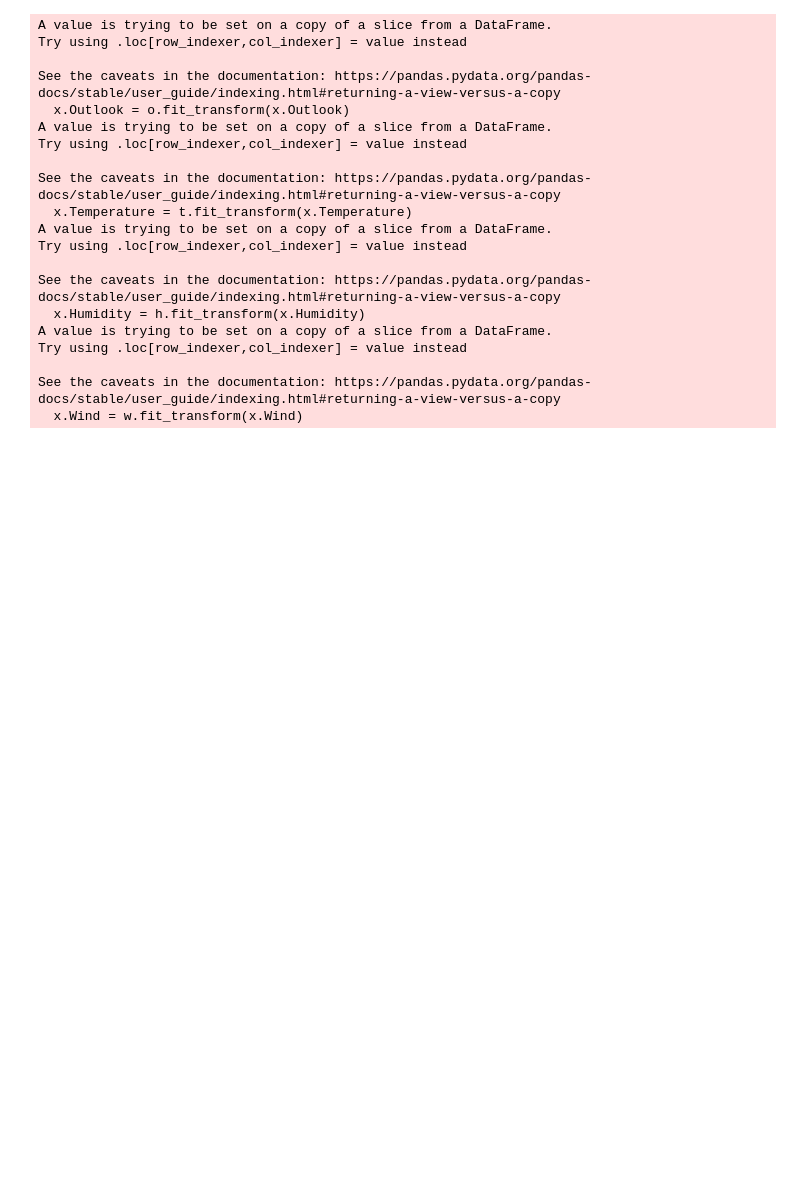
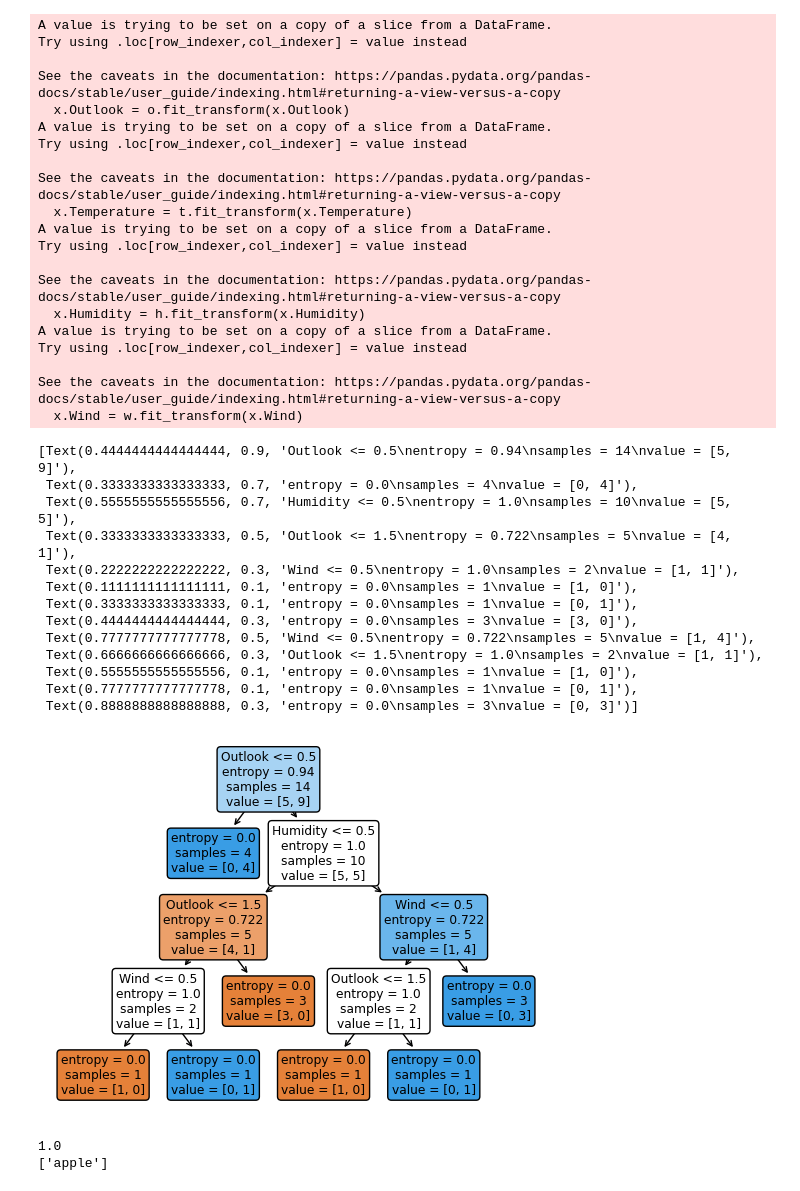
Before and after one commit to Amaan9136/machine_learning, a Jupyter notebook: ML Lab/00prt1.ipynb, the cells around one changed output. Cells and saved outputs as stored; diff of their text form; code cells hidden in the pictures; blank space fills up the shorter version.

```diff
--- a/ML Lab/00prt1.ipynb
+++ b/ML Lab/00prt1.ipynb
@@ -277,3 +277,75 @@ Try using .loc[row_indexer,col_indexer] = value instead
 
 See the caveats in the documentation: https://pandas.pydata.org/pandas-docs/stable/user_guide/indexing.html#returning-a-view-versus-a-copy
   x.Wind = w.fit_transform(x.Wind)
+# %%
+from sklearn.tree import DecisionTreeClassifier
+from sklearn import tree
+import pandas as pd
+
+data = pd.read_csv("PlayTennis.csv")
+
+for col in data.columns:
+  if data[col].dtype == "object":
+    data[col] = data[col].astype("category")
+    data[col] = data[col].cat.codes
+
+model = DecisionTreeClassifier(criterion="entropy")
+x= data.iloc[:,:-1]
+y= data.iloc[:,-1]
+model.fit(x,y)
+tree.plot_tree(model,feature_names=data.columns,rounded=True, filled=True)
+# %% [output]
+[Text(0.4444444444444444, 0.9, 'Outlook <= 0.5\nentropy = 0.94\nsamples = 14\nvalue = [5, 9]'),
+ Text(0.3333333333333333, 0.7, 'entropy = 0.0\nsamples = 4\nvalue = [0, 4]'),
+ Text(0.5555555555555556, 0.7, 'Humidity <= 0.5\nentropy = 1.0\nsamples = 10\nvalue = [5, 5]'),
+ Text(0.3333333333333333, 0.5, 'Outlook <= 1.5\nentropy = 0.722\nsamples = 5\nvalue = [4, 1]'),
+ Text(0.2222222222222222, 0.3, 'Wind <= 0.5\nentropy = 1.0\nsamples = 2\nvalue = [1, 1]'),
+ Text(0.1111111111111111, 0.1, 'entropy = 0.0\nsamples = 1\nvalue = [1, 0]'),
+ Text(0.3333333333333333, 0.1, 'entropy = 0.0\nsamples = 1\nvalue = [0, 1]'),
+ Text(0.4444444444444444, 0.3, 'entropy = 0.0\nsamples = 3\nvalue = [3, 0]'),
+ Text(0.7777777777777778, 0.5, 'Wind <= 0.5\nentropy = 0.722\nsamples = 5\nvalue = [1, 4]'),
+ Text(0.6666666666666666, 0.3, 'Outlook <= 1.5\nentropy = 1.0\nsamples = 2\nvalue = [1, 1]'),
+ Text(0.5555555555555556, 0.1, 'entropy = 0.0\nsamples = 1\nvalue = [1, 0]'),
+ Text(0.7777777777777778, 0.1, 'entropy = 0.0\nsamples = 1\nvalue = [0, 1]'),
+ Text(0.8888888888888888, 0.3, 'entropy = 0.0\nsamples = 3\nvalue = [0, 3]')]
+[figure, added]
+# %%
+from sklearn.svm import SVC
+from sklearn.model_selection import train_test_split
+import pandas as pd
+from sklearn.preprocessing import LabelEncoder
+from sklearn.metrics import accuracy_score
+
+data = {
+  "weight":[200,150,300,450,400,120,160,180],
+  "color":["red","orange","red","orange","orange","orange","red","red"],
+  "target":["apple","orange","apple","orange","orange","orange","apple","apple"],
+}
+
+dataset = pd.DataFrame(data)
+
+le = LabelEncoder()
+dataset["color"] = le.fit_transform(dataset["color"])
+
+x = dataset.iloc[:,:-1]
+y = dataset.iloc[:,-1]
+
+x_train,x_test,y_train,y_test=train_test_split(x,y)
+
+model = SVC(kernel="linear")
+model.fit(x_train,y_train)
+
+y_pred = model.predict(x_test)
+print(accuracy_score(y_test,y_pred))
+
+y_new_data = {
+  "weight":[200],
+  "color":[1],
+}
+data_new = pd.DataFrame(y_new_data)
+
+y_new_pred = model.predict(data_new)
+print(y_new_pred)
+# %% [output]
+1.0
+['apple']
```
Also changed, not shown: 1 other file.
